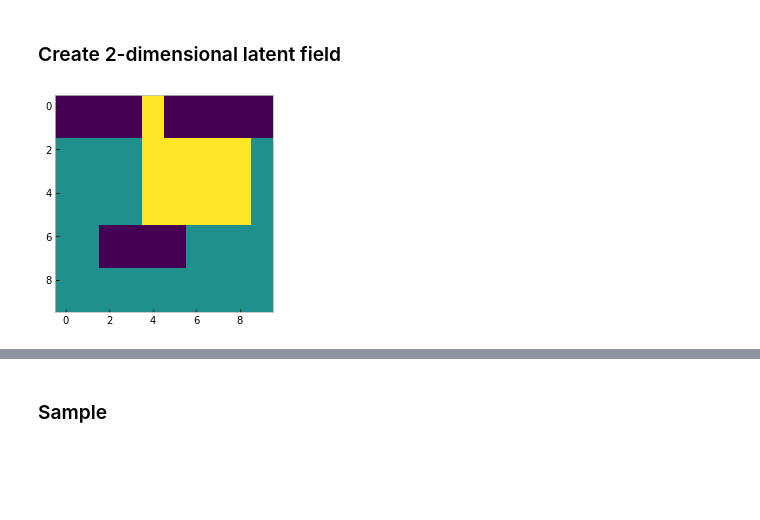
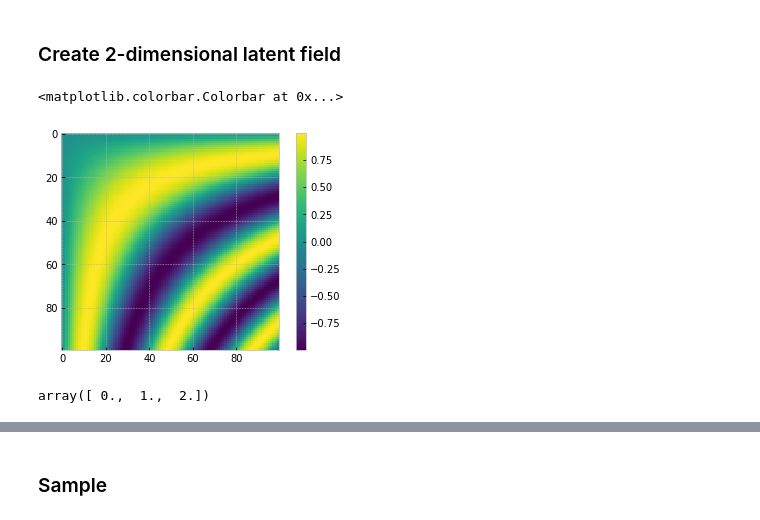
Before and after one commit to cgre-aachen/bayseg, a Jupyter notebook: notebooks/alex_prototyping_2d.ipynb, the cells around one changed output, grey strips where cells are left out. Drawn from its saved outputs; the diff is of its cells as text; code cells hidden in the pictures; blank space fills up the shorter version.

```diff
--- a/notebooks/alex_prototyping_2d.ipynb
+++ b/notebooks/alex_prototyping_2d.ipynb
@@ -13,16 +13,19 @@ import bayseg
 # %% [markdown]
 ### Create 2-dimensional latent field
 # %%
-n = 10
-m = 10
+n = 100
+m = 100
-# %%
-latent_2d = np.ones((n,m), dtype="int64")
-latent_2d[2:6, 4:9] = 2
-latent_2d[6:8, 2:6] = 0
-latent_2d[0:2, 0:10] = 0
-latent_2d[0:2, 4:5] = 2
-
-plt.imshow(latent_2d)
-plt.grid(False)
-# %% [output]
-[figure, removed]
+# %%
+def func(x, y):
+    return np.sin(y * x)
+
+xaxis = np.linspace(0, 4, n)
+yaxis = np.linspace(0, 4, m)
+x, y = np.meshgrid(xaxis, yaxis)
+result = func(x, y)
+
+plt.imshow(result)
+plt.colorbar()
+# %% [output]
+<matplotlib.colorbar.Colorbar at 0x...>
+[figure, added]
@@ -28,0 +38,4 @@ plt.grid(False)
+# %%
+np.unique(latent_2d)
+# %% [output]
+array([ 0.,  1.,  2.])
```
Also changed, not shown: parts of 60 cells of this notebook, 3 other files.
